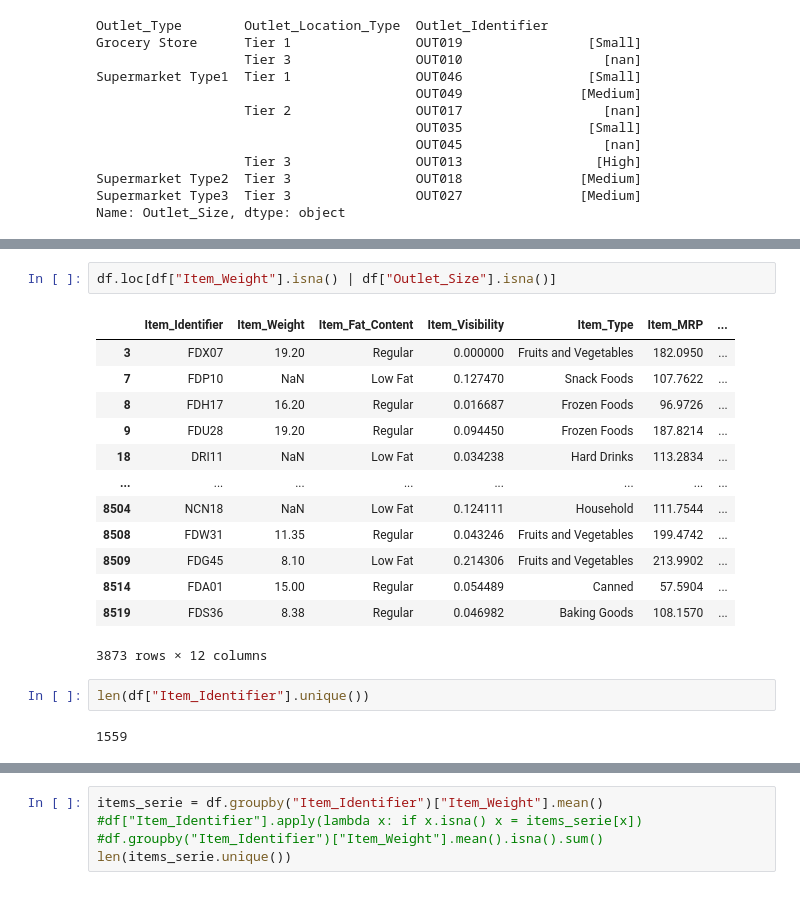
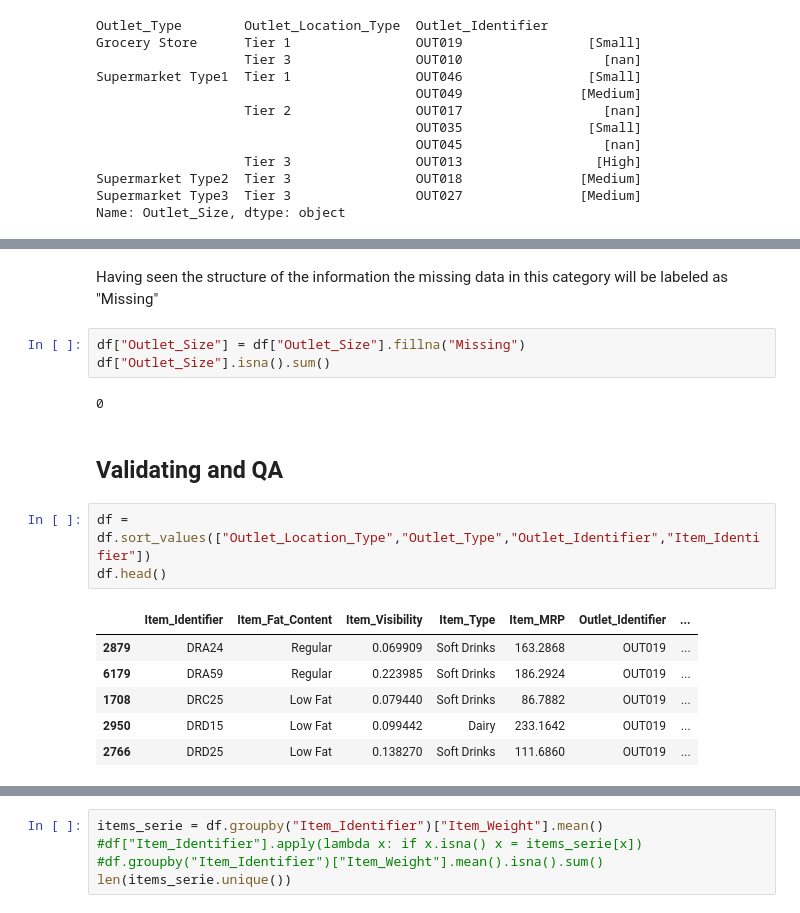
Before and after one commit to YeisonAndreyLiCe/food_sales_prediction, a Jupyter notebook: food_sales_forecast.ipynb, the cells around one changed output, grey strips where cells are left out. Saved outputs shown, nothing was run; the diff lists cells and outputs as text.

```diff
--- a/food_sales_forecast.ipynb
+++ b/food_sales_forecast.ipynb
@@ -169,20 +221,19 @@ df.loc[df["Outlet_Size"].isna()]
-# %%
-df.loc[df["Item_Weight"].isna() | df["Outlet_Size"].isna()]
-# %% [output]
-|  | Item_Identifier | Item_Weight | Item_Fat_Content | Item_Visibility | Item_Type | Item_MRP | ... |
-| 3 | FDX07 | 19.20 | Regular | 0.000000 | Fruits and Vegetables | 182.0950 | ... |
-| 7 | FDP10 | NaN | Low Fat | 0.127470 | Snack Foods | 107.7622 | ... |
-| 8 | FDH17 | 16.20 | Regular | 0.016687 | Frozen Foods | 96.9726 | ... |
-| 9 | FDU28 | 19.20 | Regular | 0.094450 | Frozen Foods | 187.8214 | ... |
-| 18 | DRI11 | NaN | Low Fat | 0.034238 | Hard Drinks | 113.2834 | ... |
-| ... | ... | ... | ... | ... | ... | ... | ... |
-| 8504 | NCN18 | NaN | Low Fat | 0.124111 | Household | 111.7544 | ... |
-| 8508 | FDW31 | 11.35 | Regular | 0.043246 | Fruits and Vegetables | 199.4742 | ... |
-| 8509 | FDG45 | 8.10 | Low Fat | 0.214306 | Fruits and Vegetables | 213.9902 | ... |
-| 8514 | FDA01 | 15.00 | Regular | 0.054489 | Canned | 57.5904 | ... |
-| 8519 | FDS36 | 8.38 | Regular | 0.046982 | Baking Goods | 108.1570 | ... |
-3873 rows × 12 columns
-# %%
-len(df["Item_Identifier"].unique())
-# %% [output]
-1559
+# %% [markdown]
+Having seen the structure of the information the missing data in this category will be labeled as "Missing"
+# %%
+df["Outlet_Size"] = df["Outlet_Size"].fillna("Missing")
+df["Outlet_Size"].isna().sum()
+# %% [output]
+0
+# %% [markdown]
+## Validating and QA
+# %%
+df = df.sort_values(["Outlet_Location_Type","Outlet_Type","Outlet_Identifier","Item_Identifier"])
+df.head()
+# %% [output]
+|  | Item_Identifier | Item_Fat_Content | Item_Visibility | Item_Type | Item_MRP | Outlet_Identifier | ... |
+| 2879 | DRA24 | Regular | 0.069909 | Soft Drinks | 163.2868 | OUT019 | ... |
+| 6179 | DRA59 | Regular | 0.223985 | Soft Drinks | 186.2924 | OUT019 | ... |
+| 1708 | DRC25 | Low Fat | 0.079440 | Soft Drinks | 86.7882 | OUT019 | ... |
+| 2950 | DRD15 | Low Fat | 0.099442 | Dairy | 233.1642 | OUT019 | ... |
+| 2766 | DRD25 | Low Fat | 0.138270 | Soft Drinks | 111.6860 | OUT019 | ... |
```
Also changed, not shown: parts of 35 cells of this notebook, 2 other files.
